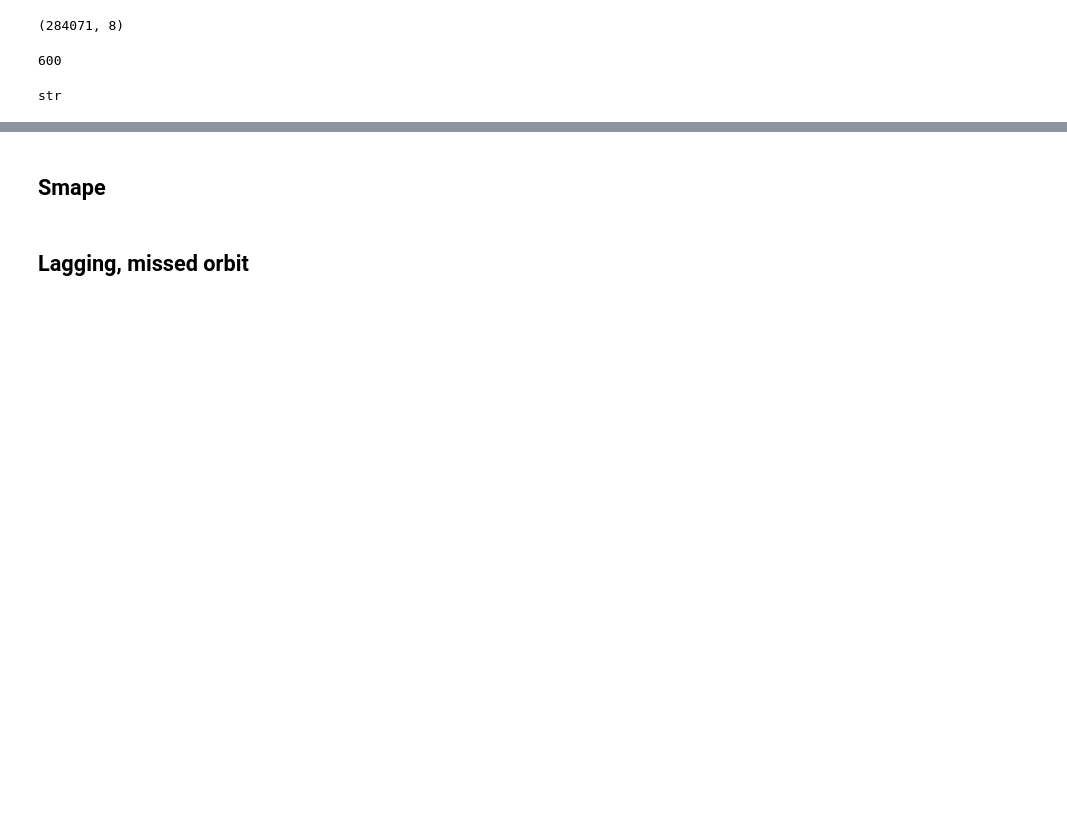
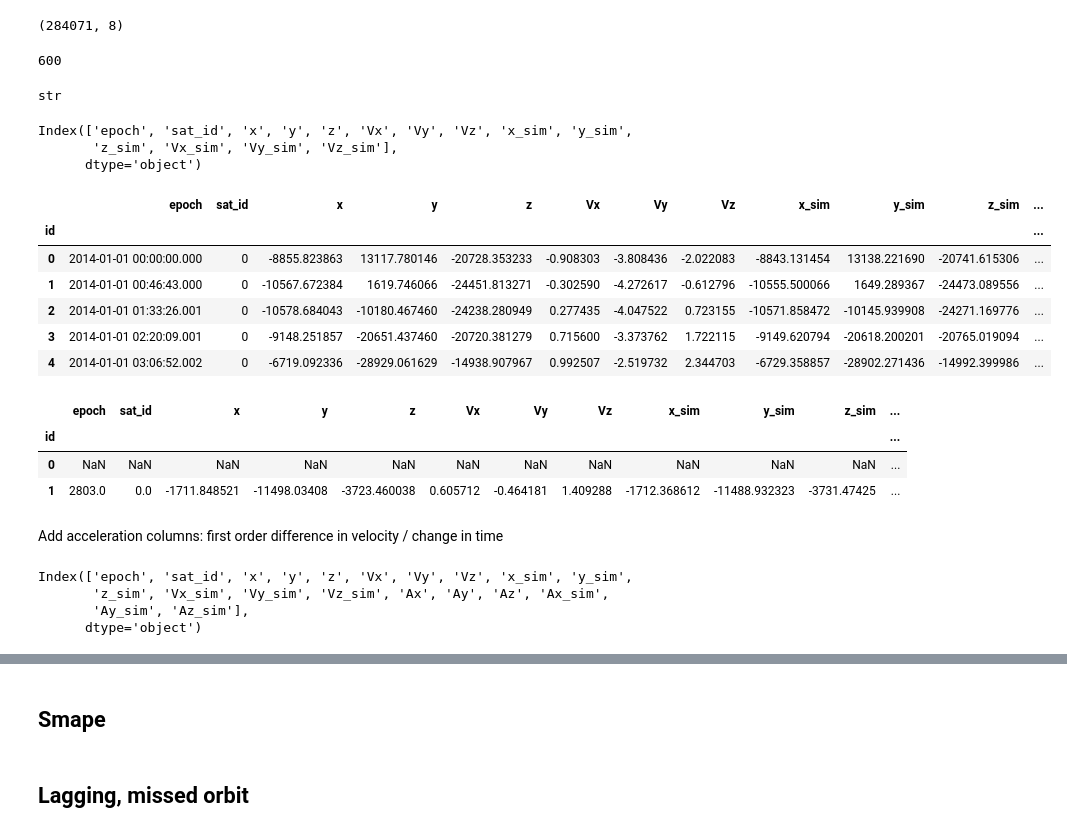
Before and after one commit to Mixanik-43/IDAO-2020, a Jupyter notebook: EDA_mb.ipynb, the cells around one changed output, grey strips where cells are left out. Drawn from its saved outputs; the diff is of its cells as text; code cells hidden in the pictures; blank space fills up the shorter version.

Commit message:
add acceleration columns to data

```diff
--- a/EDA_mb.ipynb
+++ b/EDA_mb.ipynb
@@ -36,3 +43,30 @@ str
 # %%
 data['epoch'] = pd.to_datetime(data['epoch'])
 #data.dtypes
+# %%
+data.columns
+# %% [output]
+Index(['epoch', 'sat_id', 'x', 'y', 'z', 'Vx', 'Vy', 'Vz', 'x_sim', 'y_sim',
+       'z_sim', 'Vx_sim', 'Vy_sim', 'Vz_sim'],
+      dtype='object')
+# %%
+data.head()
+# %% [output]
+|  | epoch | sat_id | x | y | z | Vx | Vy | Vz | x_sim | y_sim | z_sim | ... |
+| id |  |  |  |  |  |  |  |  |  |  |  | ... |
+| 0 | 2014-01-01 00:00:00.000 | 0 | -8855.823863 | 13117.780146 | -20728.353233 | -0.908303 | -3.808436 | -2.022083 | -8843.131454 | 13138.221690 | -20741.615306 | ... |
+| 1 | 2014-01-01 00:46:43.000 | 0 | -10567.672384 | 1619.746066 | -24451.813271 | -0.302590 | -4.272617 | -0.612796 | -10555.500066 | 1649.289367 | -24473.089556 | ... |
+| 2 | 2014-01-01 01:33:26.001 | 0 | -10578.684043 | -10180.467460 | -24238.280949 | 0.277435 | -4.047522 | 0.723155 | -10571.858472 | -10145.939908 | -24271.169776 | ... |
+| 3 | 2014-01-01 02:20:09.001 | 0 | -9148.251857 | -20651.437460 | -20720.381279 | 0.715600 | -3.373762 | 1.722115 | -9149.620794 | -20618.200201 | -20765.019094 | ... |
+| 4 | 2014-01-01 03:06:52.002 | 0 | -6719.092336 | -28929.061629 | -14938.907967 | 0.992507 | -2.519732 | 2.344703 | -6729.358857 | -28902.271436 | -14992.399986 | ... |
+# %%
+data_diff = data.diff(periods=1)
+data_diff['epoch'] = data_diff['epoch'].dt.total_seconds()
+data_diff.head(2)
+# %% [output]
+|  | epoch | sat_id | x | y | z | Vx | Vy | Vz | x_sim | y_sim | z_sim | ... |
+| id |  |  |  |  |  |  |  |  |  |  |  | ... |
+| 0 | NaN | NaN | NaN | NaN | NaN | NaN | NaN | NaN | NaN | NaN | NaN | ... |
+| 1 | 2803.0 | 0.0 | -1711.848521 | -11498.03408 | -3723.460038 | 0.605712 | -0.464181 | 1.409288 | -1712.368612 | -11488.932323 | -3731.47425 | ... |
+# %% [markdown]
+Add acceleration columns: first order difference in velocity / change in time
@@ -38,0 +76,7 @@ data['epoch'] = pd.to_datetime(data['epoch'])
+# %%
+data.columns
+# %% [output]
+Index(['epoch', 'sat_id', 'x', 'y', 'z', 'Vx', 'Vy', 'Vz', 'x_sim', 'y_sim',
+       'z_sim', 'Vx_sim', 'Vy_sim', 'Vz_sim', 'Ax', 'Ay', 'Az', 'Ax_sim',
+       'Ay_sim', 'Az_sim'],
+      dtype='object')
```
Also changed, not shown: parts of 7 cells of this notebook.
